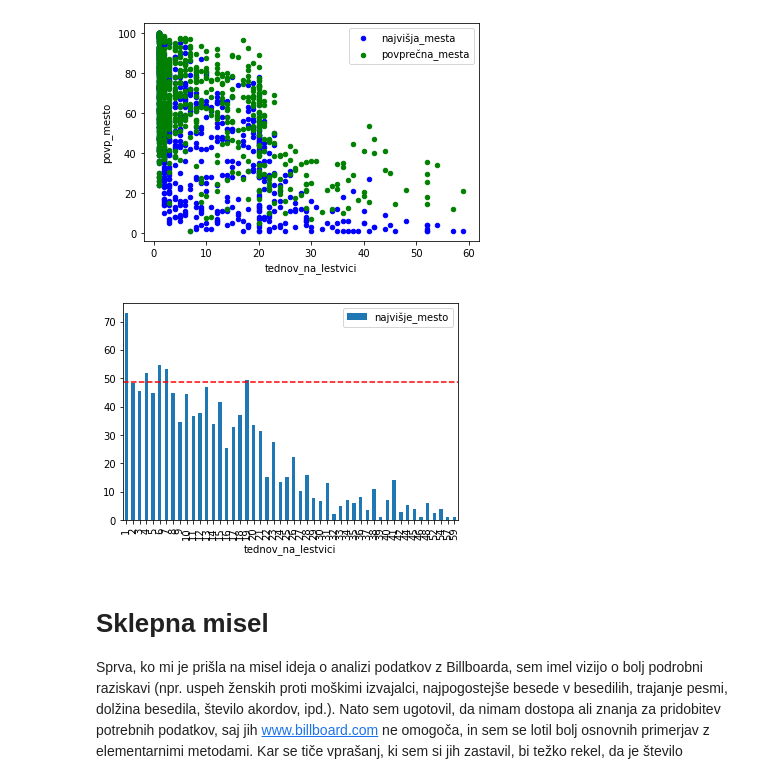
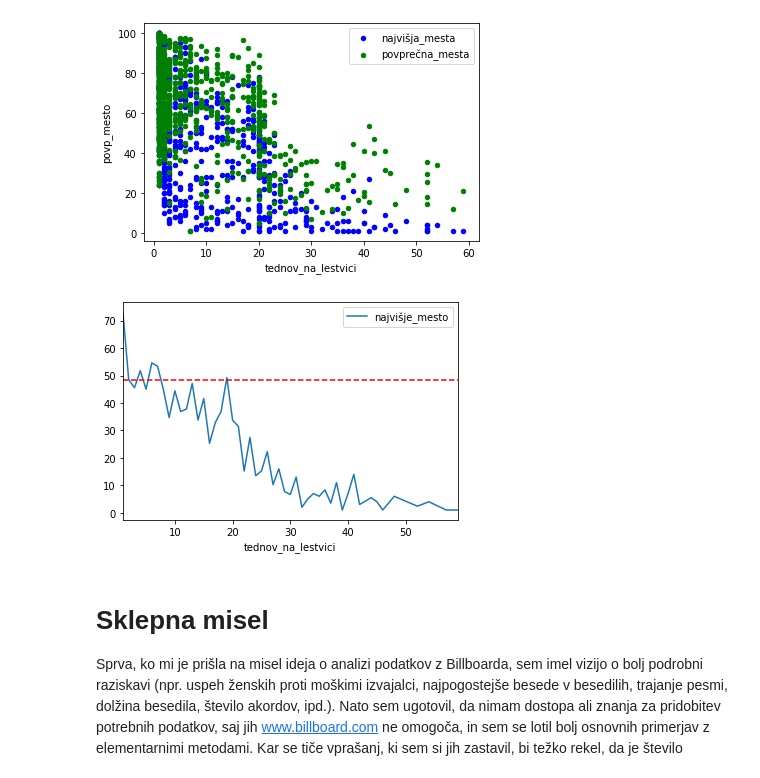
Before and after one commit to Jenzopls/Billboard, a Jupyter notebook: Analiza podatkov - Billboard 2018.ipynb, the cells around one changed output. Drawn from its saved outputs; the diff is of its cells as text; code cells hidden in the pictures.

```diff
--- a/Analiza podatkov - Billboard 2018.ipynb
+++ b/Analiza podatkov - Billboard 2018.ipynb
@@ -125,10 +125,10 @@ pesmi.plot(kind='scatter', x='tednov_na_lestvici', y='povp_mesto',color='Green',
 # %%
 povp_naj_mest = pesmi.najvišje_mesto.mean()
 
-plt = pesmi.groupby('tednov_na_lestvici').mean().plot(y='najvišje_mesto',kind='bar').axhline(
+plt = pesmi.groupby('tednov_na_lestvici').mean().plot(y='najvišje_mesto').axhline(
    color='red', y=povp_naj_mest, linestyle='--')
 # %% [output]
-[figure, old version]
+[figure, new version]
 # %% [markdown]
 # Sklepna misel
 Sprva, ko mi je prišla na misel ideja o analizi podatkov z Billboarda, sem imel vizijo o bolj podrobni raziskavi (npr. uspeh ženskih proti moškimi izvajalci, najpogostejše besede v besedilih, trajanje pesmi, dolžina besedila, število akordov, ipd.). Nato sem ugotovil, da nimam dostopa ali znanja za pridobitev potrebnih podatkov, saj jih www.billboard.com ne omogoča, in sem se lotil bolj osnovnih primerjav z elementarnimi metodami.
```
